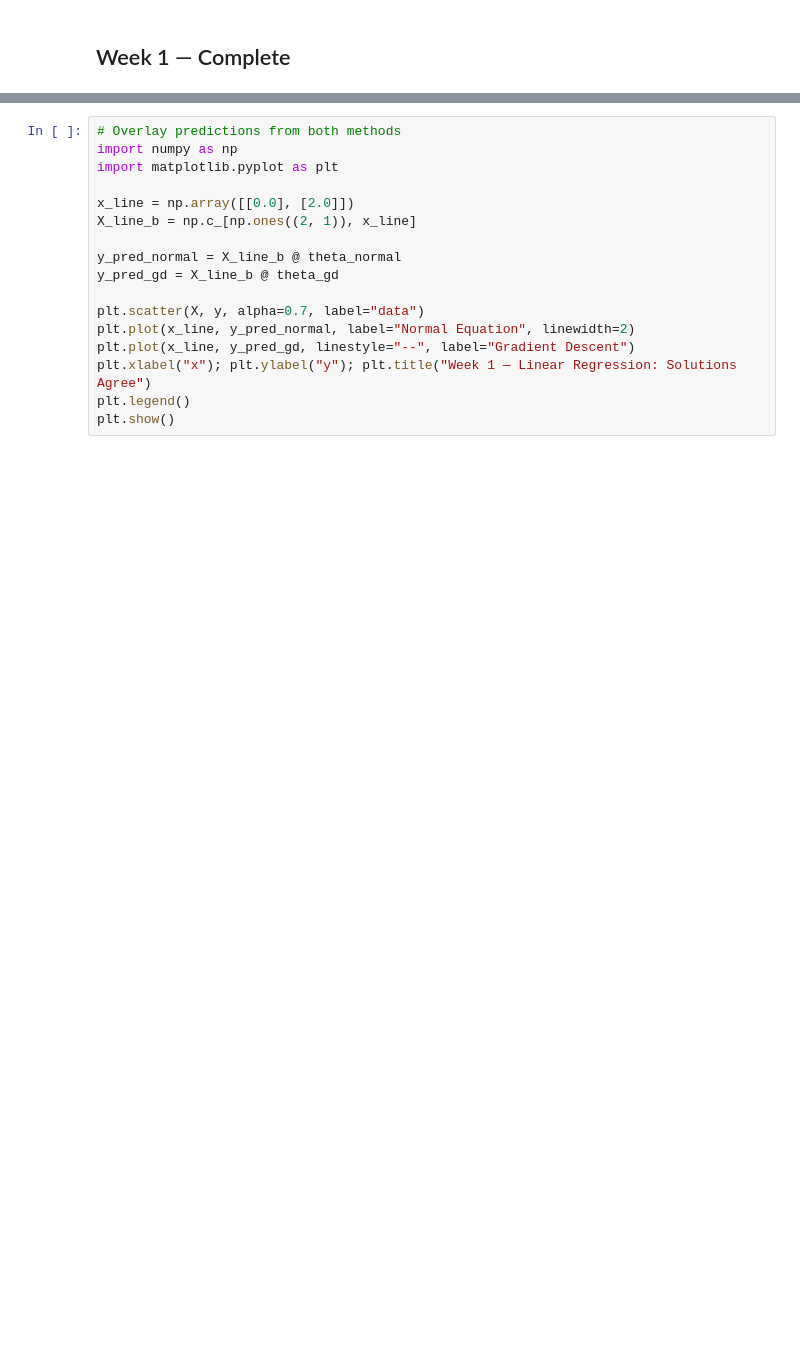
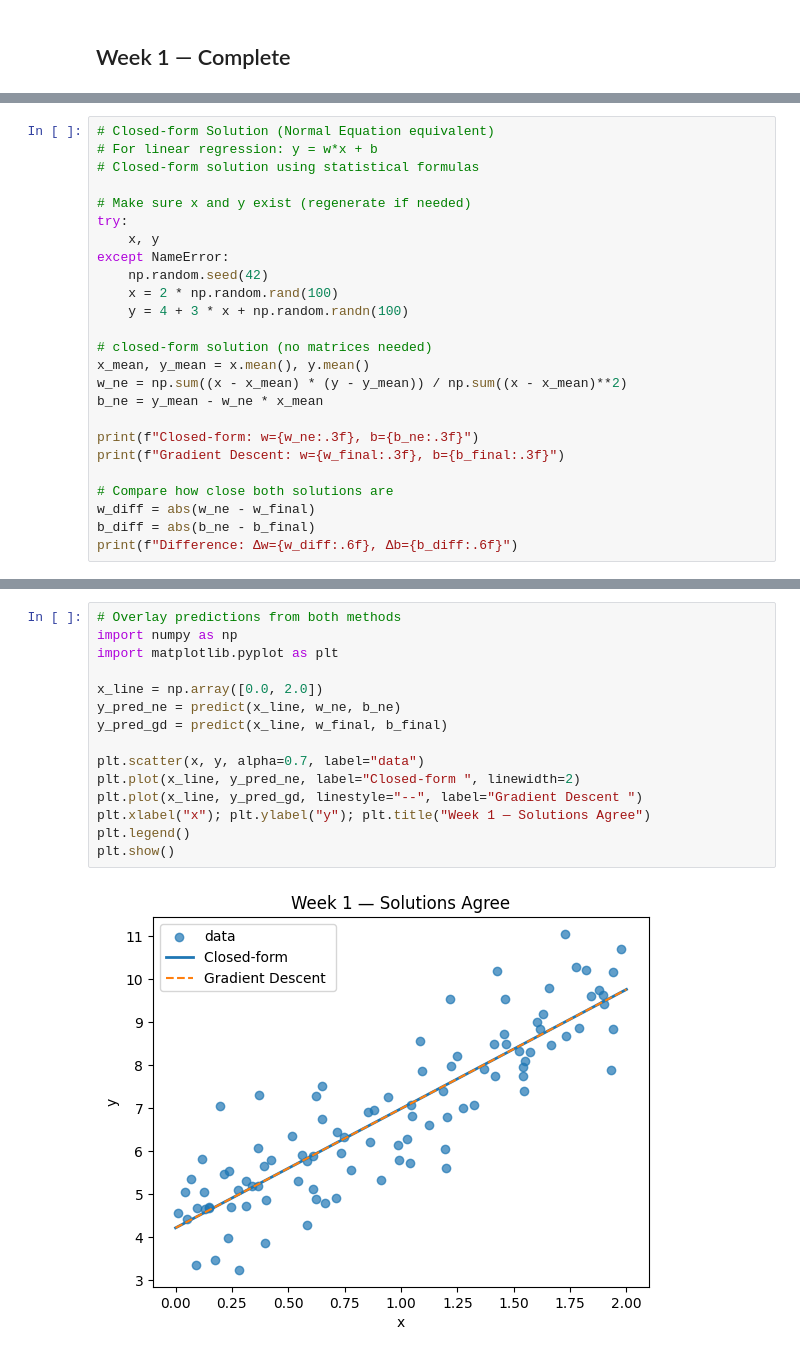
Before and after one commit to Krispy145/ml-foundations, a Jupyter notebook: notebooks/01-linear-regression.ipynb, the cells around one changed output, grey strips where cells are left out. Drawn from its saved outputs; the diff is of its cells as text; blank space fills up the shorter version.

```diff
--- a/notebooks/01-linear-regression.ipynb
+++ b/notebooks/01-linear-regression.ipynb
@@ -183,0 +168,25 @@ print("Δθ (L2 norm):", np.linalg.norm(theta_normal - theta_gd))
+# %%
+# Closed-form Solution (Normal Equation equivalent)
+# For linear regression: y = w*x + b
+# Closed-form solution using statistical formulas
+
+# Make sure x and y exist (regenerate if needed)
+try:
+    x, y
+except NameError:
+    np.random.seed(42)
+    x = 2 * np.random.rand(100)
+    y = 4 + 3 * x + np.random.randn(100)
+
+# closed-form solution (no matrices needed)
+x_mean, y_mean = x.mean(), y.mean()
+w_ne = np.sum((x - x_mean) * (y - y_mean)) / np.sum((x - x_mean)**2)
+b_ne = y_mean - w_ne * x_mean
+
+print(f"Closed-form: w={w_ne:.3f}, b={b_ne:.3f}")
+print(f"Gradient Descent: w={w_final:.3f}, b={b_final:.3f}")
+
+# Compare how close both solutions are
+w_diff = abs(w_ne - w_final)
+b_diff = abs(b_ne - b_final)
+print(f"Difference: Δw={w_diff:.6f}, Δb={b_diff:.6f}")
@@ -184,17 +197,17 @@ print("Δθ (L2 norm):", np.linalg.norm(theta_normal - theta_gd))
 # %%
 # Overlay predictions from both methods
 import numpy as np
 import matplotlib.pyplot as plt
 
-x_line = np.array([[0.0], [2.0]])
-X_line_b = np.c_[np.ones((2, 1)), x_line]
+x_line = np.array([0.0, 2.0])
+y_pred_ne = predict(x_line, w_ne, b_ne)
+y_pred_gd = predict(x_line, w_final, b_final)
 
-y_pred_normal = X_line_b @ theta_normal
-y_pred_gd = X_line_b @ theta_gd
-
-plt.scatter(X, y, alpha=0.7, label="data")
-plt.plot(x_line, y_pred_normal, label="Normal Equation", linewidth=2)
-plt.plot(x_line, y_pred_gd, linestyle="--", label="Gradient Descent")
-plt.xlabel("x"); plt.ylabel("y"); plt.title("Week 1 — Linear Regression: Solutions Agree")
+plt.scatter(x, y, alpha=0.7, label="data")
+plt.plot(x_line, y_pred_ne, label="Closed-form ", linewidth=2)
+plt.plot(x_line, y_pred_gd, linestyle="--", label="Gradient Descent ")
+plt.xlabel("x"); plt.ylabel("y"); plt.title("Week 1 — Solutions Agree")
 plt.legend()
 plt.show()
+# %% [output]
+[figure, added]
```
Also changed, not shown: parts of 16 cells of this notebook, 3 other files.
